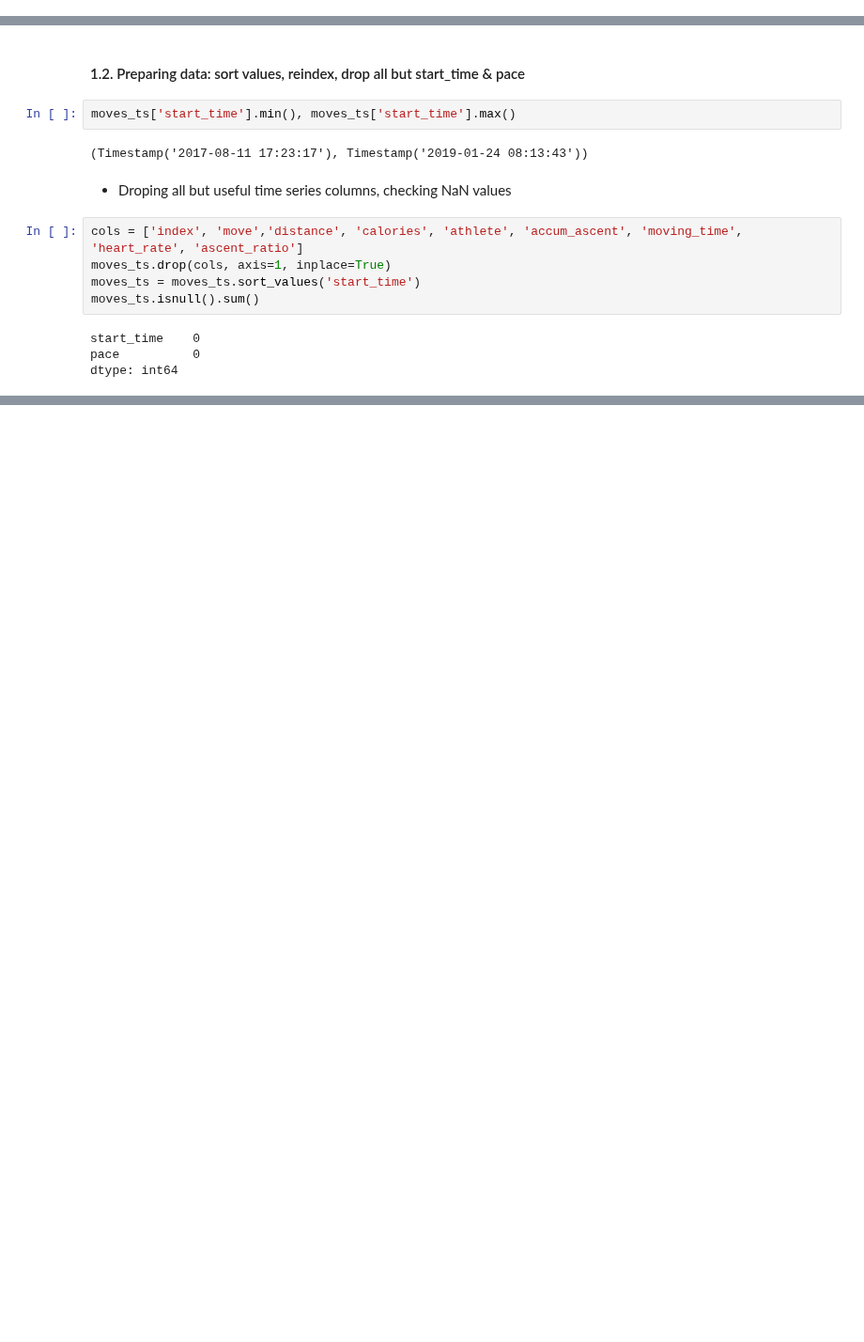
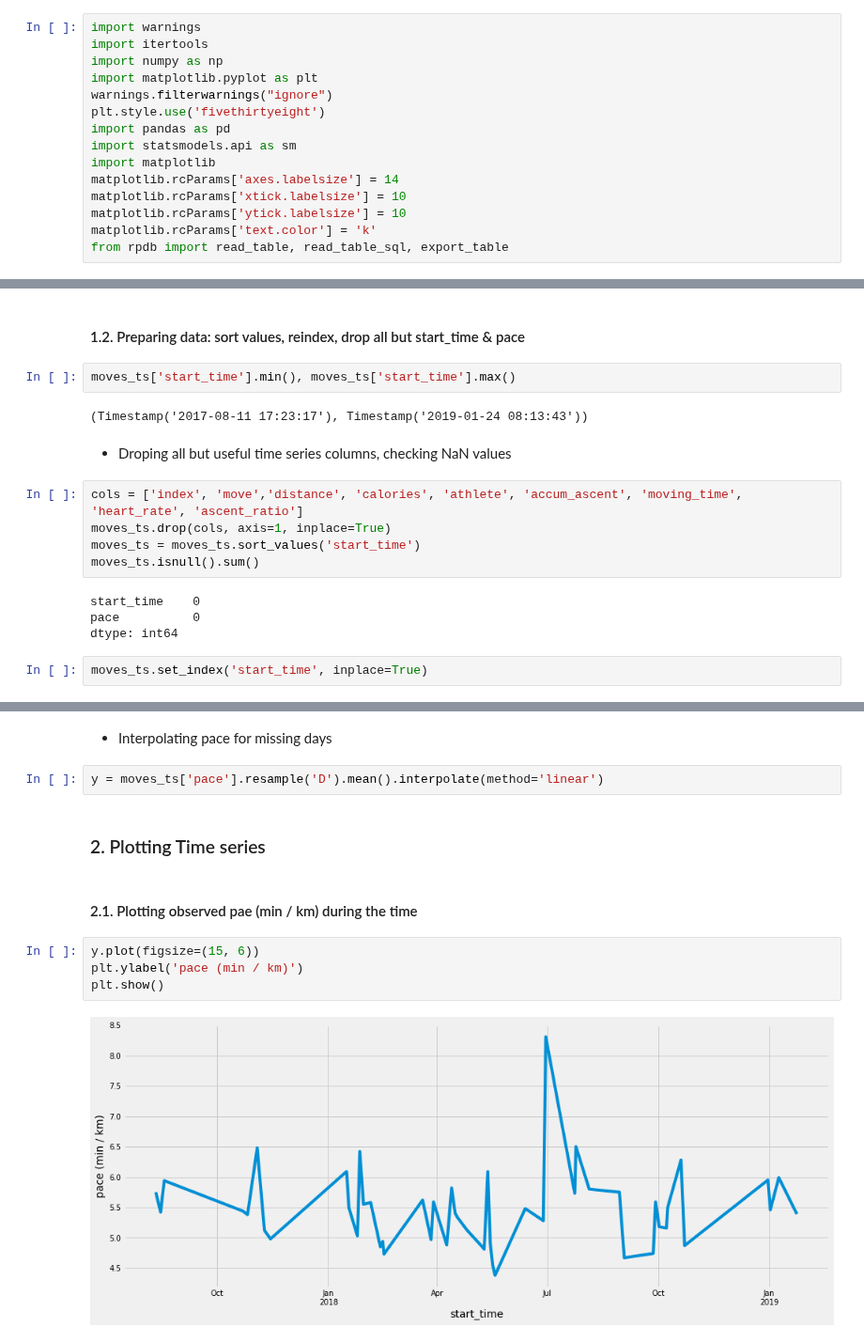
Before and after one commit to pausampietro/run_perfomance, a Jupyter notebook: 4. Regression Algorithms/Time Series Analysis.ipynb, the cells around one changed output, grey strips where cells are left out. Shown at 94% size. Cells and saved outputs as stored; diff of their text form; blank space fills up the shorter version.

```diff
--- a/4. Regression Algorithms/Time Series Analysis.ipynb
+++ b/4. Regression Algorithms/Time Series Analysis.ipynb
@@ -14,3 +7,18 @@ from datetime import datetime
+# %%
+import warnings
+import itertools
+import numpy as np
+import matplotlib.pyplot as plt
+warnings.filterwarnings("ignore")
+plt.style.use('fivethirtyeight')
+import pandas as pd
+import statsmodels.api as sm
+import matplotlib
+matplotlib.rcParams['axes.labelsize'] = 14
+matplotlib.rcParams['xtick.labelsize'] = 10
+matplotlib.rcParams['ytick.labelsize'] = 10
+matplotlib.rcParams['text.color'] = 'k'
+from rpdb import read_table, read_table_sql, export_table
 # %% [markdown]
 #### Import moves from the database
 # %%
@@ -50,3 +58,5 @@ moves_ts.isnull().sum()
 start_time    0
 pace          0
 dtype: int64
+# %%
+moves_ts.set_index('start_time', inplace=True)
@@ -52,0 +73,14 @@ dtype: int64
+# %% [markdown]
+* Interpolating pace for missing days
+# %%
+y = moves_ts['pace'].resample('D').mean().interpolate(method='linear')
+# %% [markdown]
+### 2. Plotting Time series
+# %% [markdown]
+#### 2.1. Plotting observed pae (min / km) during the time
+# %%
+y.plot(figsize=(15, 6))
+plt.ylabel('pace (min / km)')
+plt.show()
+# %% [output]
+[figure, added]
```
Also changed, not shown: parts of 16 cells of this notebook.
